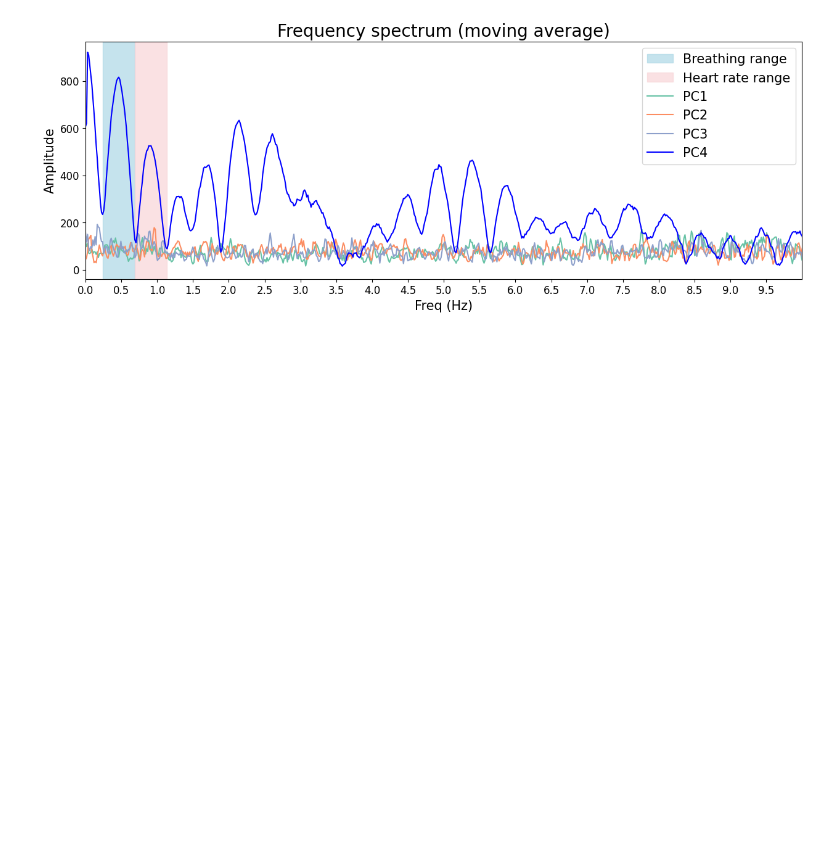
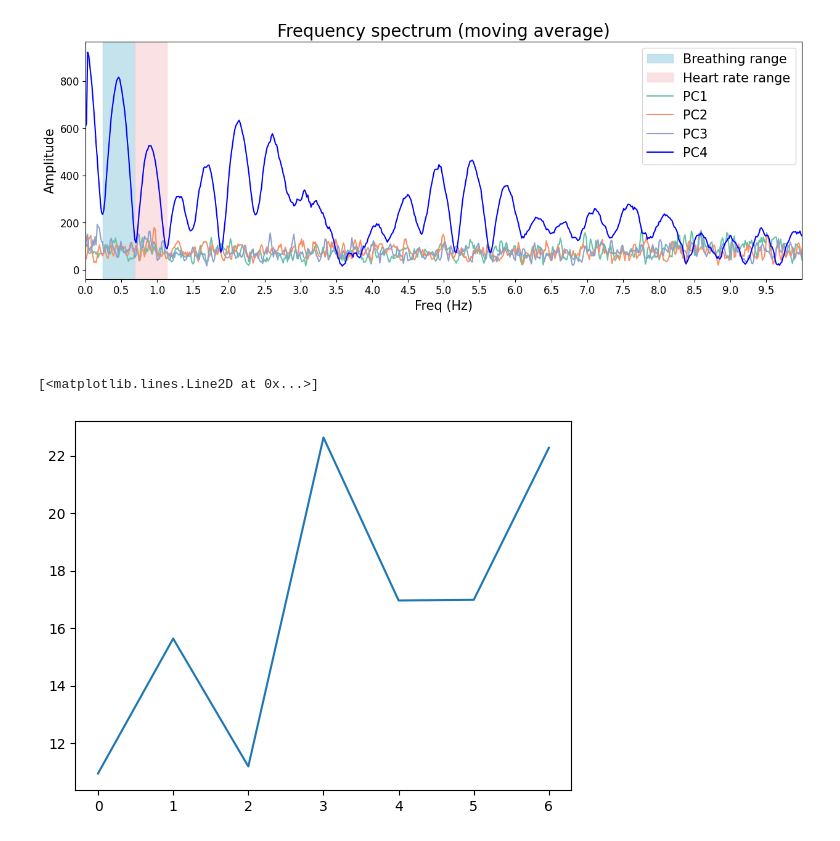
Before and after one commit to paololapo/HeartRateEstimation, a Jupyter notebook: Testing/FFT.ipynb, the cells around one changed output. Cells and saved outputs as stored; diff of their text form; code cells hidden in the pictures; blank space fills up the shorter version.

```diff
--- a/Testing/FFT.ipynb
+++ b/Testing/FFT.ipynb
@@ -67,3 +69,17 @@ ax.legend(fontsize=15)
 # %% [output]
 <matplotlib.legend.Legend at 0x...>
 [figure]
+# %% [markdown]
+##
+# %%
+# Isolate the peak of interest
+sig_fft_peak = sig_fft[N//2 + minima[1] : N//2 + minima[4]]
+f = frequencies[N//2 + minima[1] : N//2 + minima[4]]
+
+# Antitrasform the data
+data_peak = np.fft.ifft(np.fft.ifftshift(sig_fft_peak), axis=0)
+# %%
+plt.plot(np.abs(data_peak[3]))
+# %% [output]
+[<matplotlib.lines.Line2D at 0x...>]
+[figure, added]
```
Also changed, not shown: parts of 1 cell of this notebook, 1 other file.
